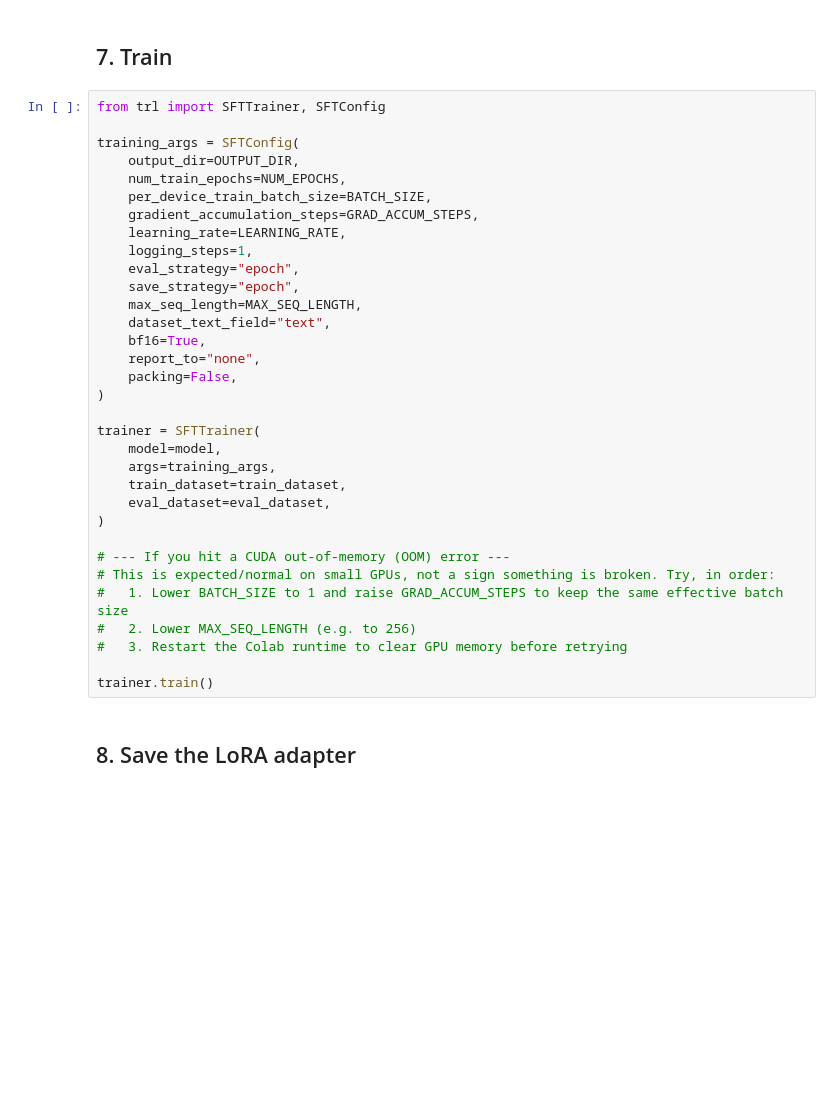
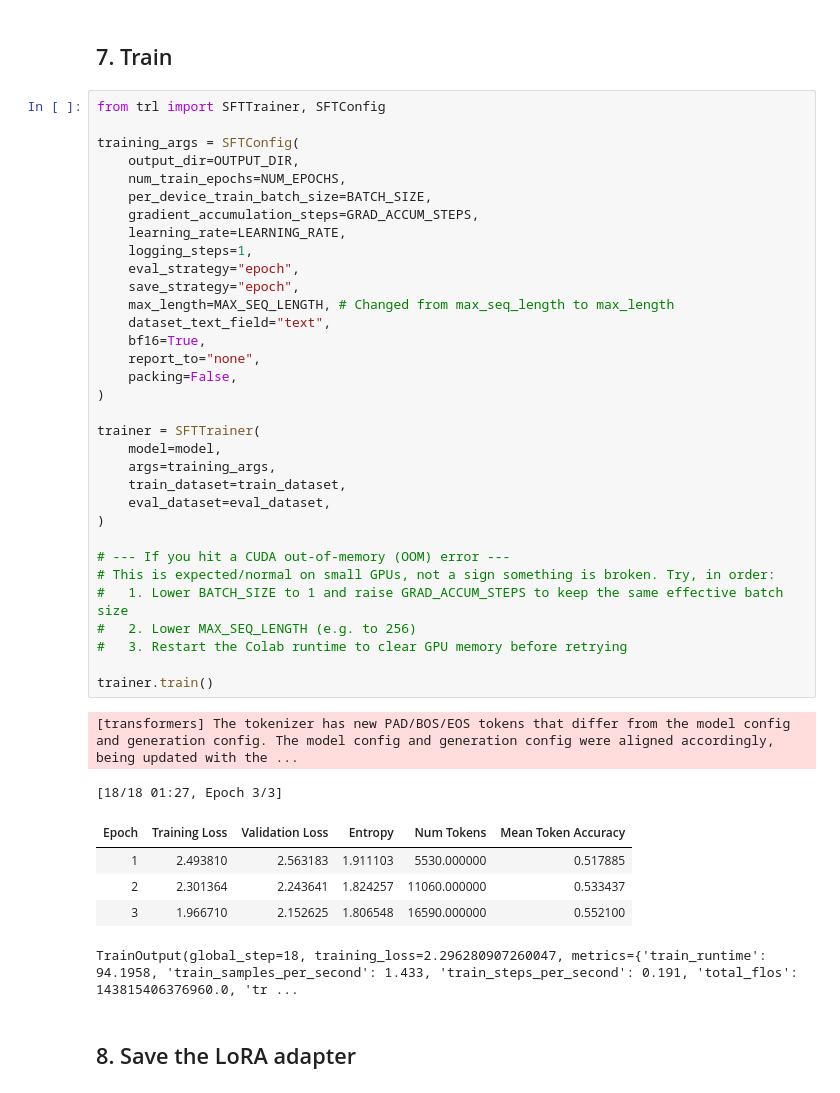
Before and after one commit to sanjil18/Fine-tuning-project, a Jupyter notebook: 02_finetune_qlora.ipynb, the cells around one changed output. Saved outputs shown, nothing was run; the diff lists cells and outputs as text; blank space fills up the shorter version.

```diff
--- a/02_finetune_qlora.ipynb
+++ b/02_finetune_qlora.ipynb
@@ -138,34 +158,42 @@ from trl import SFTTrainer, SFTConfig
 
 training_args = SFTConfig(
     output_dir=OUTPUT_DIR,
     num_train_epochs=NUM_EPOCHS,
     per_device_train_batch_size=BATCH_SIZE,
     gradient_accumulation_steps=GRAD_ACCUM_STEPS,
     learning_rate=LEARNING_RATE,
     logging_steps=1,
     eval_strategy="epoch",
     save_strategy="epoch",
-    max_seq_length=MAX_SEQ_LENGTH,
+    max_length=MAX_SEQ_LENGTH, # Changed from max_seq_length to max_length
     dataset_text_field="text",
     bf16=True,
     report_to="none",
     packing=False,
 )
 
 trainer = SFTTrainer(
     model=model,
     args=training_args,
     train_dataset=train_dataset,
     eval_dataset=eval_dataset,
 )
 
 # --- If you hit a CUDA out-of-memory (OOM) error ---
 # This is expected/normal on small GPUs, not a sign something is broken. Try, in order:
 #   1. Lower BATCH_SIZE to 1 and raise GRAD_ACCUM_STEPS to keep the same effective batch size
 #   2. Lower MAX_SEQ_LENGTH (e.g. to 256)
 #   3. Restart the Colab runtime to clear GPU memory before retrying
 
 trainer.train()
+# %% [output]
+[transformers] The tokenizer has new PAD/BOS/EOS tokens that differ from the model config and generation config. The model config and generation config were aligned accordingly, being updated with the ...
+[18/18 01:27, Epoch 3/3]
+| Epoch | Training Loss | Validation Loss | Entropy | Num Tokens | Mean Token Accuracy |
+| 1 | 2.493810 | 2.563183 | 1.911103 | 5530.000000 | 0.517885 |
+| 2 | 2.301364 | 2.243641 | 1.824257 | 11060.000000 | 0.533437 |
+| 3 | 1.966710 | 2.152625 | 1.806548 | 16590.000000 | 0.552100 |
+TrainOutput(global_step=18, training_loss=2.296280907260047, metrics={'train_runtime': 94.1958, 'train_samples_per_second': 1.433, 'train_steps_per_second': 0.191, 'total_flos': 143815406376960.0, 'tr ...
 # %% [markdown]
 ## 8. Save the LoRA adapter
 # %%
```
Also changed, not shown: parts of 8 cells of this notebook.
